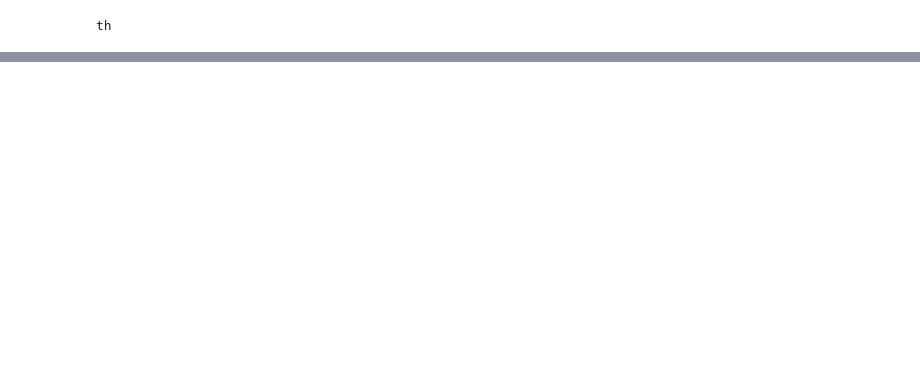
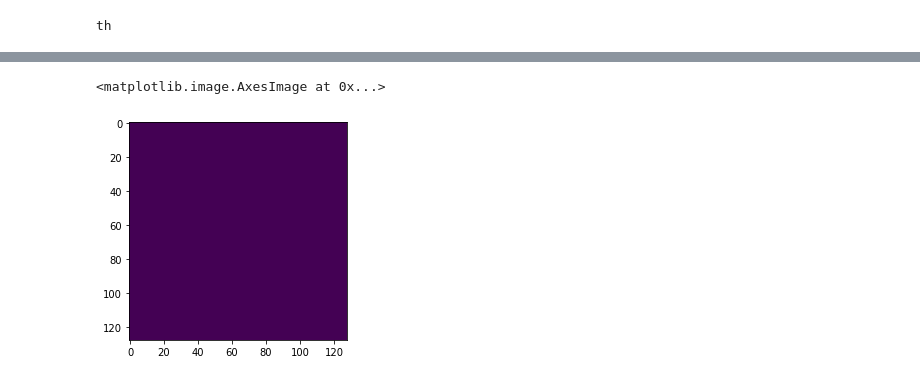
Before and after one commit to SlicerIGT/aigt, a Jupyter notebook: Notebooks/Segmentation3d/AutoSeg.ipynb, the cells around one changed output, grey strips where cells are left out. Cells and saved outputs as stored; diff of their text form; code cells hidden in the pictures; blank space fills up the shorter version.

```diff
--- a/Notebooks/Segmentation3d/AutoSeg.ipynb
+++ b/Notebooks/Segmentation3d/AutoSeg.ipynb
@@ -885,0 +602,12 @@ training_log = model.fit_generator(training_generator,
+# %%
+#neural net segmentation
+plt.imshow(np.array(outputSeg[0,0,:,75,:]))
+
+# QUESTION
+#evidently, the prediction is not close to the segmentation
+#though this only a single slice, if you open up the output .npy file,
+#it is completely blank, so the output segmentation that is supposedly
+#0.9846% accurate is literally nothing
+# %% [output]
+<matplotlib.image.AxesImage at 0x...>
+[figure, added]
```
Also changed, not shown: parts of 29 cells of this notebook.
